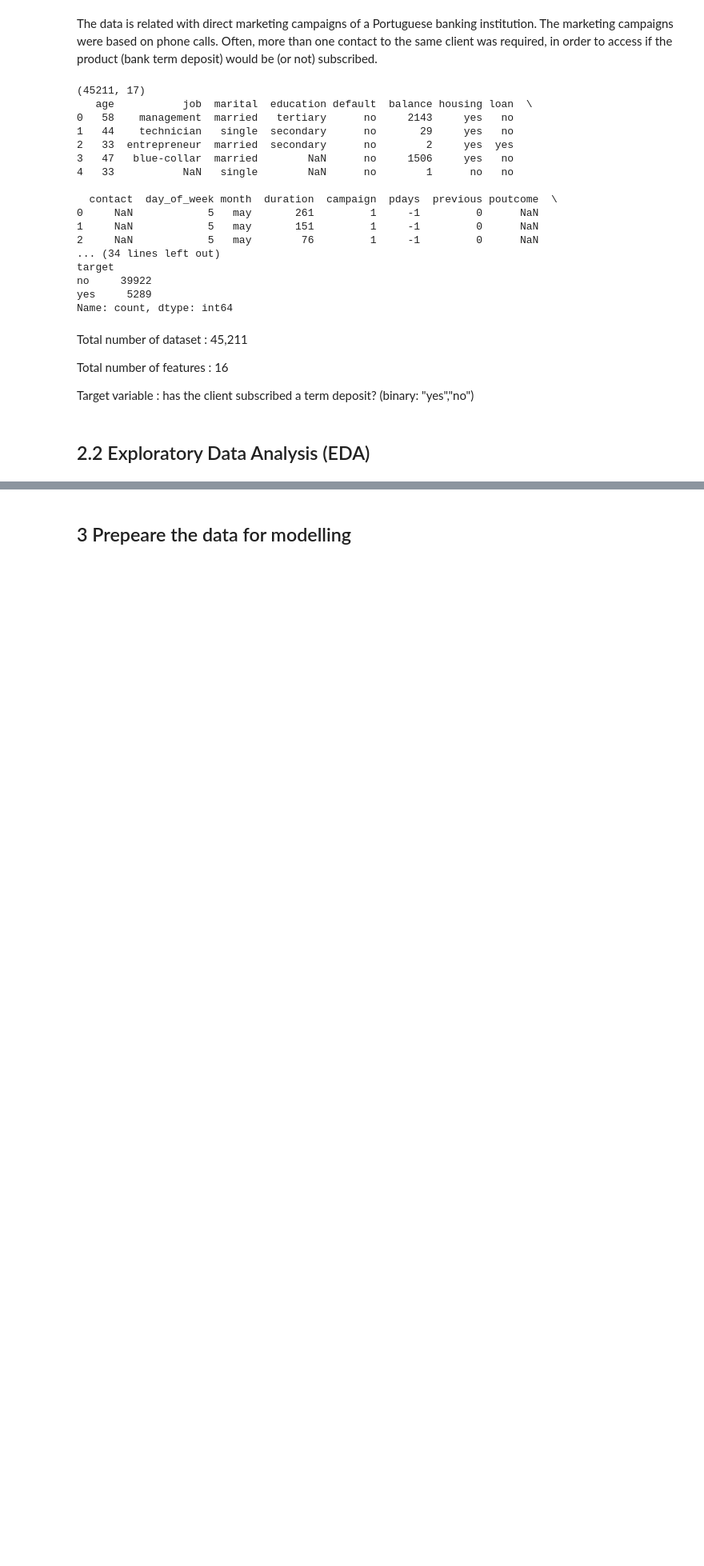
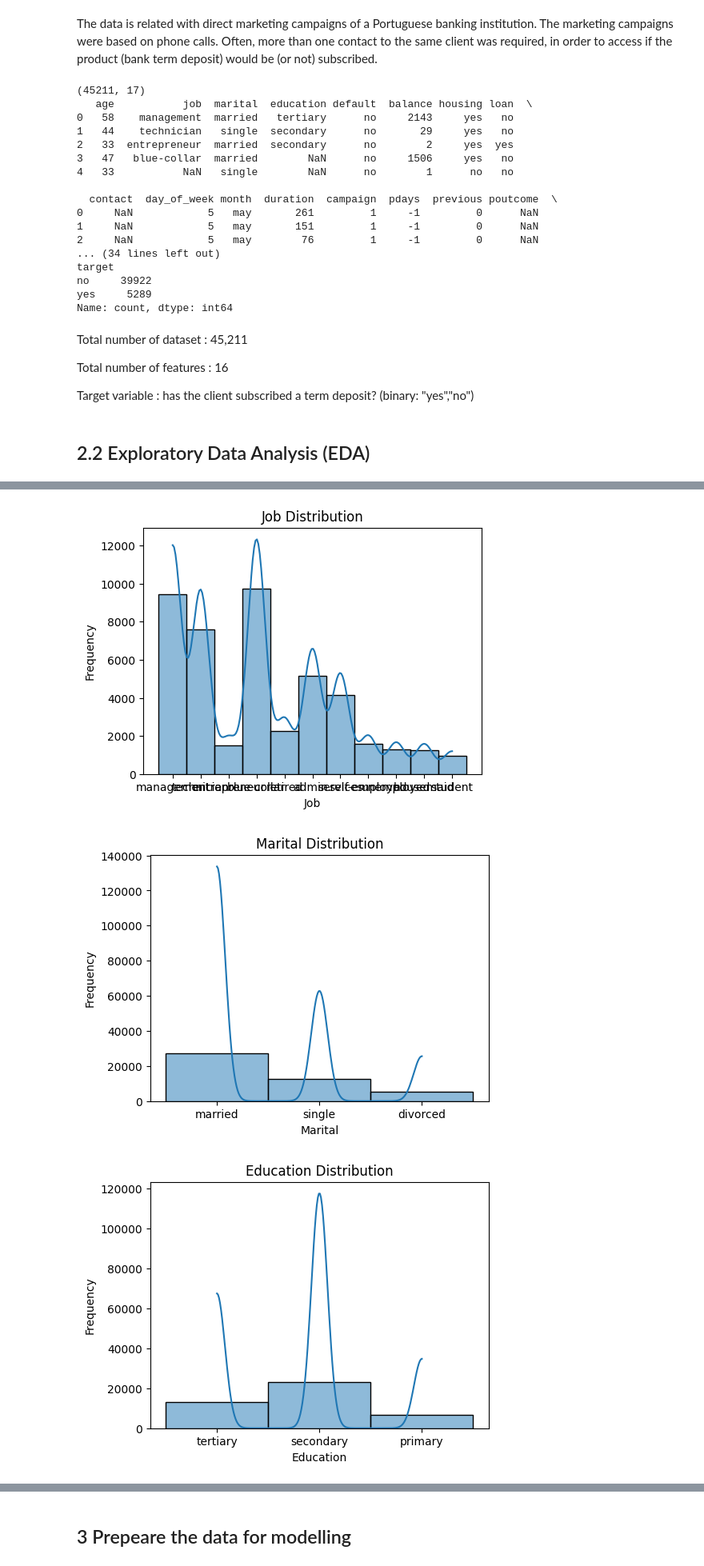
Before and after one commit to aojah1/bank-marketing, a Jupyter notebook: bank-marketing.ipynb, the cells around one changed output, grey strips where cells are left out. Shown at 80% size. Drawn from its saved outputs; the diff is of its cells as text; code cells hidden in the pictures; blank space fills up the shorter version.

```diff
--- a/bank-marketing.ipynb
+++ b/bank-marketing.ipynb
@@ -166,0 +199,18 @@ max      854.000000     58.000000
+# %%
+for colmn_cat in categorical_features:
+    plt.figure(figsize=(12, 4))
+
+    # Histogram
+    plt.subplot(1, 2, 1)
+    sns.histplot(df[colmn_cat].dropna(), kde=True, bins=50)
+    plt.title(f'{colmn_cat.capitalize()} Distribution')
+    plt.xlabel(colmn_cat.capitalize())
+    plt.ylabel('Frequency')
+
+plt.savefig('images/categorical_features_distribution.jpg')
+plt.tight_layout()
+plt.show()
+# %% [output]
+[figure, added]
+[figure, added]
+[figure, added]
```
Also changed, not shown: parts of 17 cells of this notebook, 30 other files.
